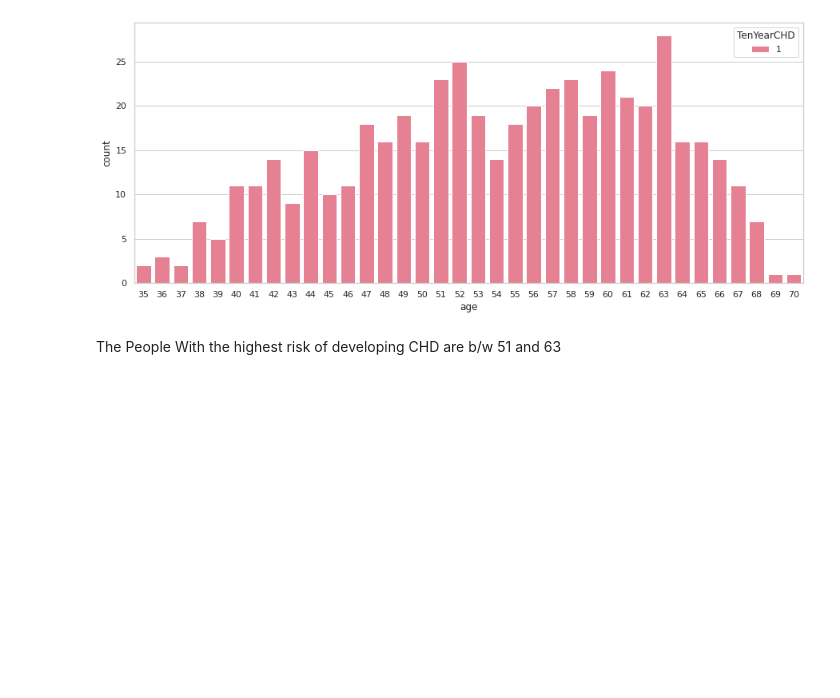
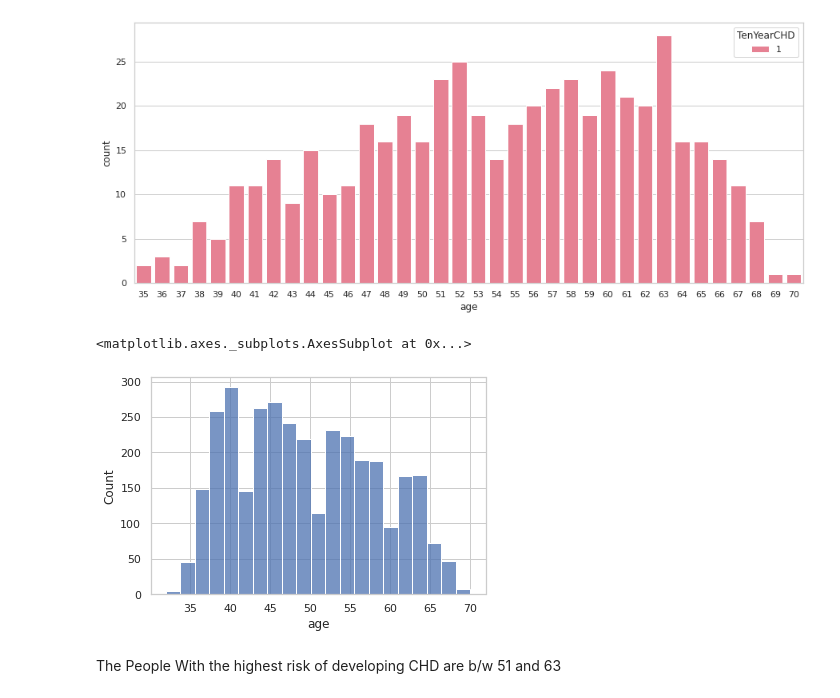
Before and after one commit to Yogesh-8998/Cardio-Vascular-Risk-Prediction, a Jupyter notebook: CHD_Risk_prediction.ipynb, the cells around one changed output. Cells and saved outputs as stored; diff of their text form; code cells hidden in the pictures; blank space fills up the shorter version.

```diff
--- a/CHD_Risk_prediction.ipynb
+++ b/CHD_Risk_prediction.ipynb
@@ -135,6 +137,11 @@ sns.countplot(x='age',data = df[df["TenYearCHD"]==1], hue = 'TenYearCHD',palette
 plt.show()
 # %% [output]
 [figure]
+# %%
+ sns.histplot(df['age'])
+# %% [output]
+<matplotlib.axes._subplots.AxesSubplot at 0x...>
+[figure, added]
 # %% [markdown]
 The People With the highest risk of developing CHD are b/w 51 and 63
 # %% [markdown]
```
Also changed, not shown: parts of 44 cells of this notebook.
